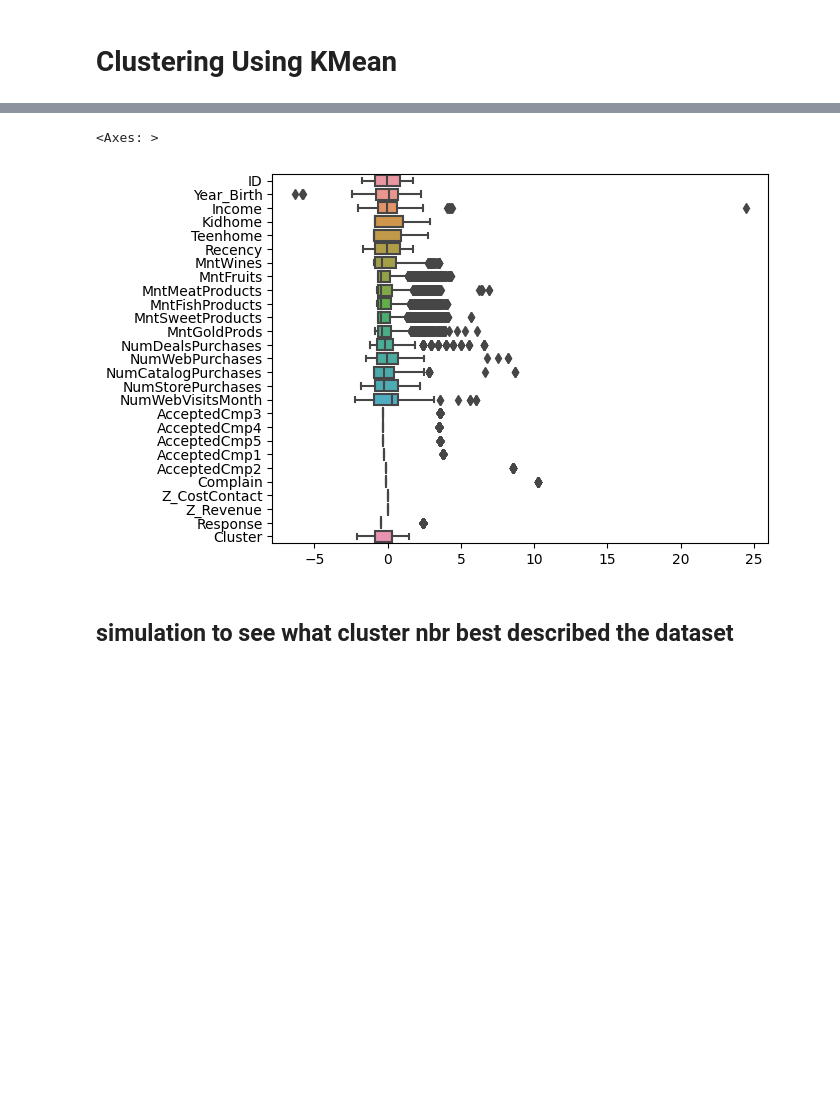
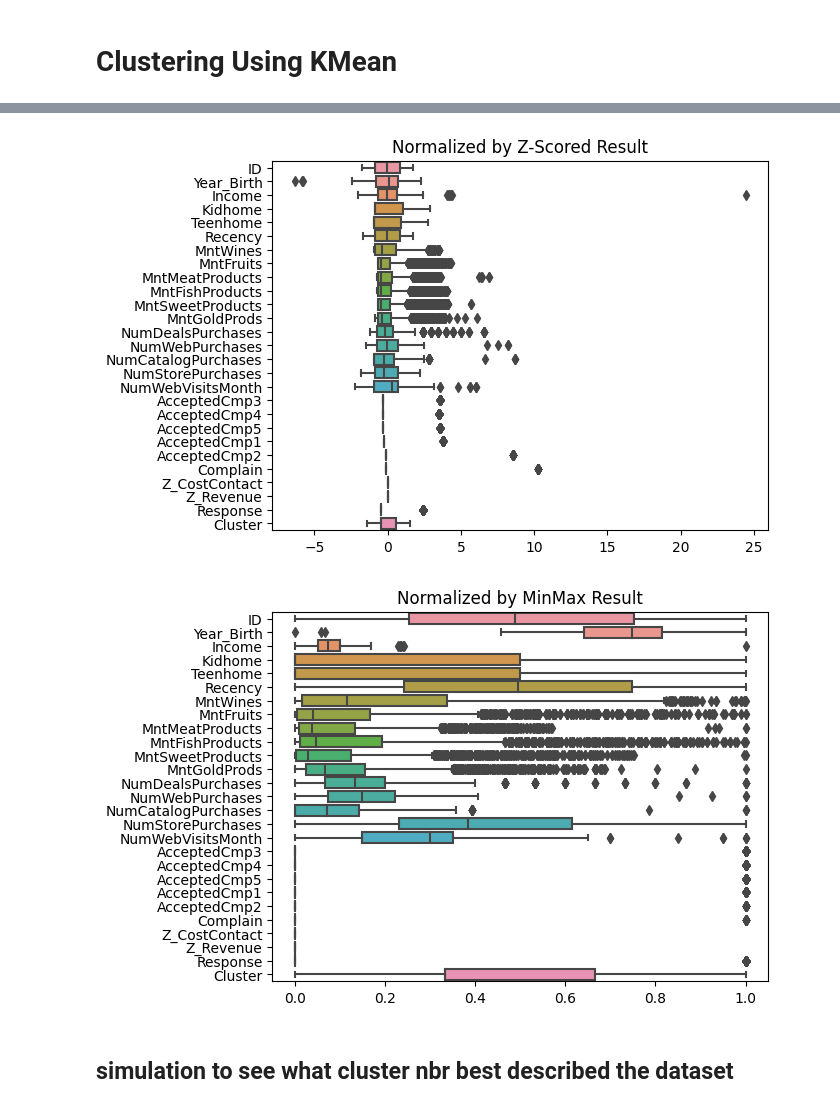
Before and after one commit to chevernemilia/ecl-ds-toolkit, a Jupyter notebook: statistical_testing.ipynb, the cells around one changed output, grey strips where cells are left out. Saved outputs shown, nothing was run; the diff lists cells and outputs as text; code cells hidden in the pictures; blank space fills up the shorter version.

Commit message:
add new data prep step file

```diff
--- a/statistical_testing.ipynb
+++ b/statistical_testing.ipynb
@@ -1977,15 +1977,27 @@ df7.describe()
 from sklearn.datasets import make_blobs
 from sklearn.cluster import KMeans
 from sklearn import metrics
+from sklearn.preprocessing import MinMaxScaler
 
-
+########################################################
 # Z norm transform
 scaler = StandardScaler()
 # z score normalization
 df7_scaled = scaler.fit_transform(df7)
+
+
 # this step use to visualize scaled distribution
 check_df7_scaled = pd.DataFrame(df7_scaled, columns=df7.columns)
+########################################################
 
+# Initialize MinMaxScaler
+scaler = MinMaxScaler()
+
+# Apply Min-Max scaling to the data
+df7_mmscaled = scaler.fit_transform(df7)
+check_df7_mmscaled = pd.DataFrame(df7_mmscaled, columns=df7.columns)
+
+########################################################
 
 # Perform PCA
 pca = PCA(n_components=2)  # Reduce to 2 dimensions for visualization
@@ -2038,9 +2050,18 @@ Calinski-Harabasz Index: 4171.653272746374
 # %%
 # show new distribution of each scaled col
+# scaled by Z-scored
 sns.boxplot(data=check_df7_scaled, orient='h')  # 'orient' parameter to make horizontal boxplots
+plt.title('Normalized by Z-Scored Result')
+plt.show()
+
+
+# scaled by MinMax
+sns.boxplot(data=check_df7_mmscaled, orient='h')  # 'orient' parameter to make horizontal boxplots
+plt.title('Normalized by MinMax Result')
+plt.show()
 # %% [output]
-<Axes: >
-[figure, old version]
+[figure, new version]
+[figure, added]
 # %% [markdown]
 ## simulation to see what cluster nbr best described the dataset
 # %%
```
Also changed, not shown: parts of 5 cells of this notebook, 1 other file.
